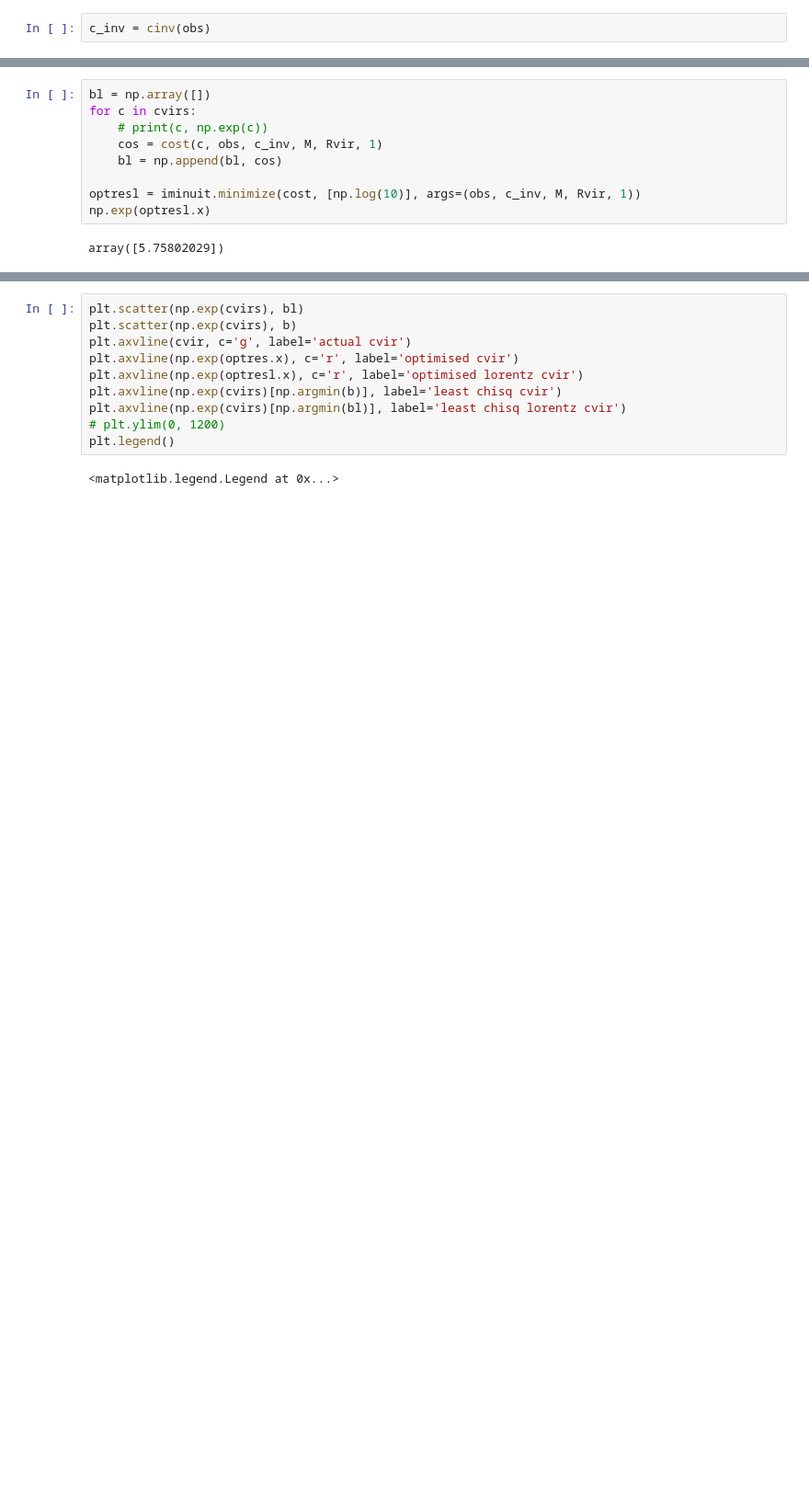
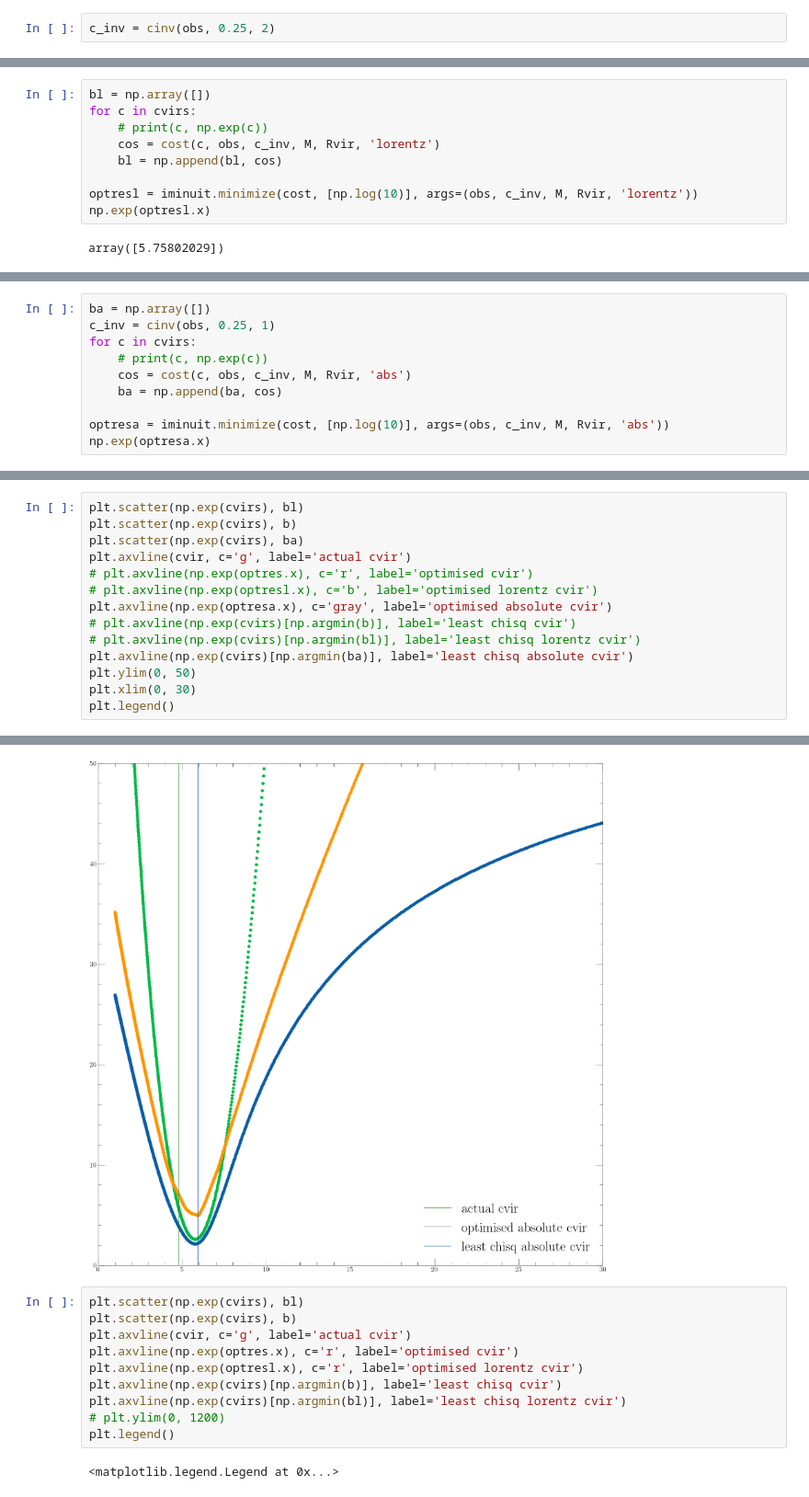
Before and after one commit to Nikhil0504/Simulations, a Jupyter notebook: Bolshoi/best_fit_guess.ipynb, the cells around one changed output, grey strips where cells are left out. Shown: that part at 92% size. Drawn from its saved outputs; the diff is of its cells as text; blank space fills up the shorter version.

Commit message:
fix some plotting and multiprocess

```diff
--- a/Bolshoi/best_fit_guess.ipynb
+++ b/Bolshoi/best_fit_guess.ipynb
@@ -37,7 +34,7 @@ np.log10(M), obs
         5.45034224e+14, 3.47679278e+14, 2.08335399e+14, 1.09940358e+14,
         5.75625583e+13, 3.11987535e+13, 1.54745066e+13, 8.16130283e+12]))
 # %%
-c_inv = cinv(obs)
+c_inv = cinv(obs, 0.25, 2)
 # %%
 cvirs = np.linspace(np.log(1), np.log(30), 1000)
 # cvirs = [np.log(cvir)]
@@ -66,10 +63,10 @@ plt.legend()
 bl = np.array([])
 for c in cvirs:
     # print(c, np.exp(c))
-    cos = cost(c, obs, c_inv, M, Rvir, 1)
+    cos = cost(c, obs, c_inv, M, Rvir, 'lorentz')
     bl = np.append(bl, cos)
 
-optresl = iminuit.minimize(cost, [np.log(10)], args=(obs, c_inv, M, Rvir, 1))
+optresl = iminuit.minimize(cost, [np.log(10)], args=(obs, c_inv, M, Rvir, 'lorentz'))
 np.exp(optresl.x)
 # %% [output]
 array([5.75802029])
@@ -89,0 +87,10 @@ plt.legend()
+# %%
+ba = np.array([])
+c_inv = cinv(obs, 0.25, 1)
+for c in cvirs:
+    # print(c, np.exp(c))
+    cos = cost(c, obs, c_inv, M, Rvir, 'abs')
+    ba = np.append(ba, cos)
+
+optresa = iminuit.minimize(cost, [np.log(10)], args=(obs, c_inv, M, Rvir, 'abs'))
+np.exp(optresa.x)
@@ -89,0 +99,15 @@ plt.legend()
+# %%
+plt.scatter(np.exp(cvirs), bl)
+plt.scatter(np.exp(cvirs), b)
+plt.scatter(np.exp(cvirs), ba)
+plt.axvline(cvir, c='g', label='actual cvir')
+# plt.axvline(np.exp(optres.x), c='r', label='optimised cvir')
+# plt.axvline(np.exp(optresl.x), c='b', label='optimised lorentz cvir')
+plt.axvline(np.exp(optresa.x), c='gray', label='optimised absolute cvir')
+# plt.axvline(np.exp(cvirs)[np.argmin(b)], label='least chisq cvir')
+# plt.axvline(np.exp(cvirs)[np.argmin(bl)], label='least chisq lorentz cvir')
+plt.axvline(np.exp(cvirs)[np.argmin(ba)], label='least chisq absolute cvir')
+plt.ylim(0, 50)
+plt.xlim(0, 30)
+plt.legend()
+# %% [output]
@@ -90,3 +115,4 @@ plt.legend()
+[figure, added]
 # %%
 plt.scatter(np.exp(cvirs), bl)
 plt.scatter(np.exp(cvirs), b)
```
Also changed, not shown: parts of 5 cells of this notebook, 5 other files.
